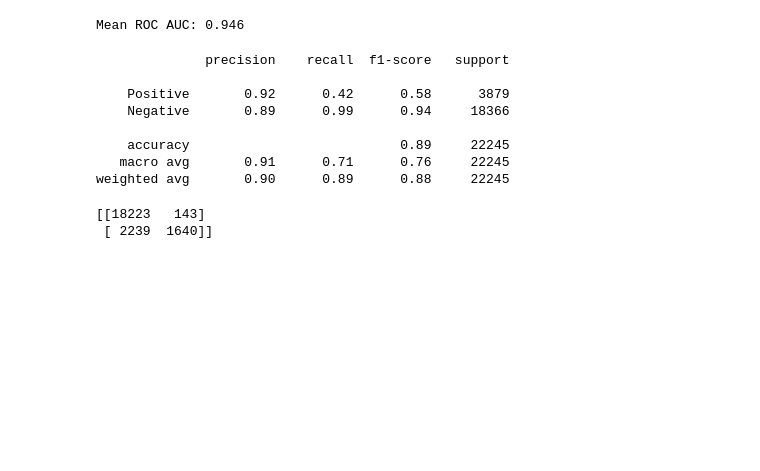
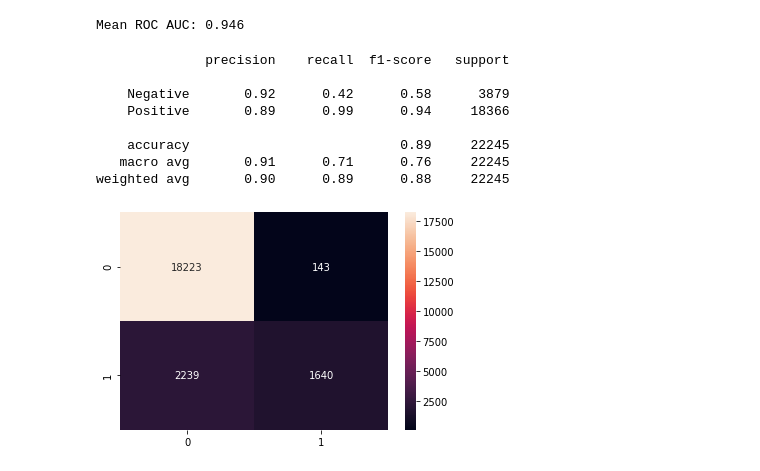
Before and after one commit to statzenthusiast921/political-emails-analysis, a Jupyter notebook: main/notebooks/Emails EDA 10.16.22.ipynb, the cells around one changed output. Saved outputs shown, nothing was run; the diff lists cells and outputs as text; code cells hidden in the pictures; blank space fills up the shorter version.

```diff
--- a/main/notebooks/Emails EDA 10.16.22.ipynb
+++ b/main/notebooks/Emails EDA 10.16.22.ipynb
@@ -968,13 +966,13 @@ print('Mean ROC AUC: %.3f' % mean(scores))
 Mean ROC AUC: 0.946
 # %%
 #Classification report for XGBoost Classification Model
-xgb_report=classification_report(y_test,xgb_preds,target_names=['Positive','Negative'])
+xgb_report=classification_report(y_test,xgb_preds,target_names=['Negative','Positive'])
 print(xgb_report)
 # %% [output]
               precision    recall  f1-score   support
 
-    Positive       0.92      0.42      0.58      3879
-    Negative       0.89      0.99      0.94     18366
+    Negative       0.92      0.42      0.58      3879
+    Positive       0.89      0.99      0.94     18366
 
     accuracy                           0.89     22245
    macro avg       0.91      0.71      0.76     22245
@@ -982,7 +980,6 @@ weighted avg       0.90      0.89      0.88     22245
 # %%
 #Confusion matrix for XGBoost Classification Model
 cm_xgb=confusion_matrix(y_test,xgb_preds,labels=[1,0])
-print(cm_xgb)
+sns.heatmap(cm_xgb, annot=True, fmt='.0f'); #annot=True to annotate cells
 # %% [output]
-[[18223   143]
- [ 2239  1640]]
+[figure, added]
```
Also changed, not shown: parts of 14 cells of this notebook.
